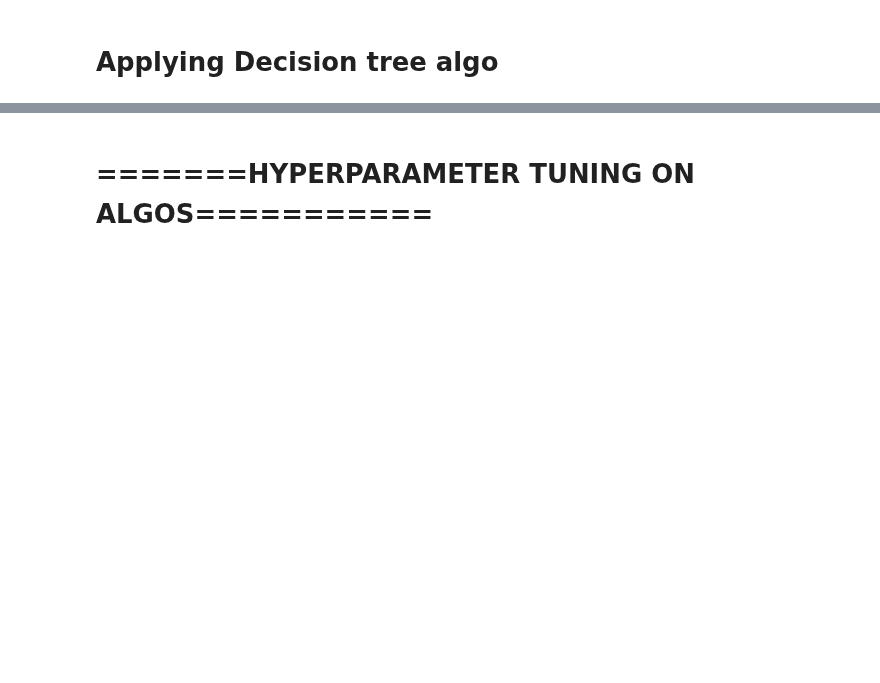
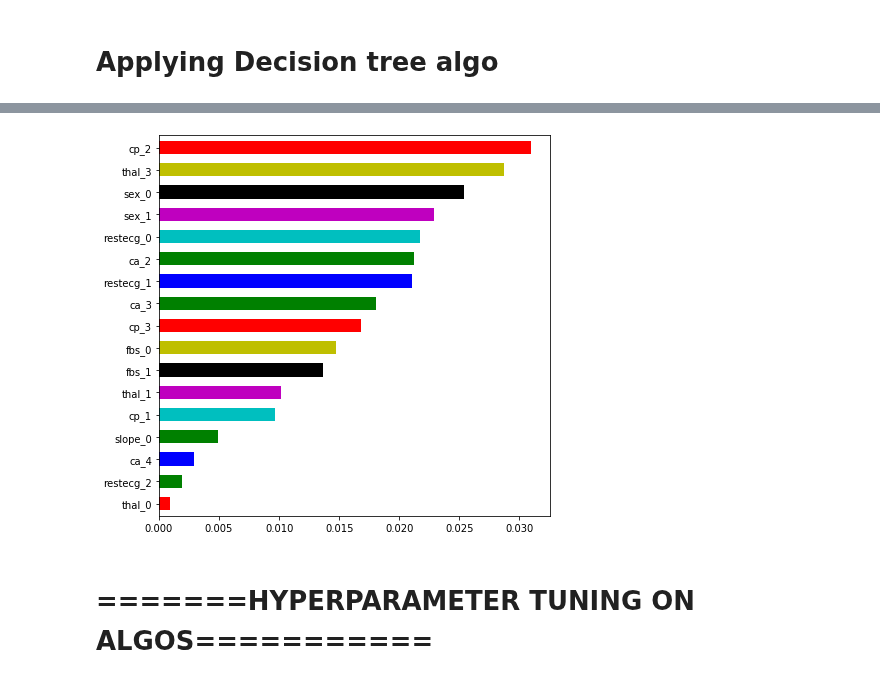
Before and after one commit to northcampus-university-of-kashmir/Heart-Disease-Detection-System, a Jupyter notebook: All in one_updated.ipynb, the cells around one changed output, grey strips where cells are left out. Drawn from its saved outputs; the diff is of its cells as text; code cells hidden in the pictures; blank space fills up the shorter version.

```diff
--- a/All in one_updated.ipynb
+++ b/All in one_updated.ipynb
@@ -238,3 +259,10 @@ X_train, X_test, y_train, y_test = train_test_split(X, y, test_size=0.3, random_
+# %%
+plt.figure(figsize=(7,7))
+feat_imp=pd.Series(extra.feature_importances_,index=X.columns)
+feat_imp.nsmallest(17).plot(kind='barh',color=['r','g','b','g','c','m','k','y'],width=0.6 );
+plt.savefig("smallestfeatureimp.jpg")
+# %% [output]
+[figure, added]
 # %% [markdown]
 # =======HYPERPARAMETER TUNING ON ALGOS===========
 # %% [markdown]
```
Also changed, not shown: parts of 25 cells of this notebook, 2 other files.
